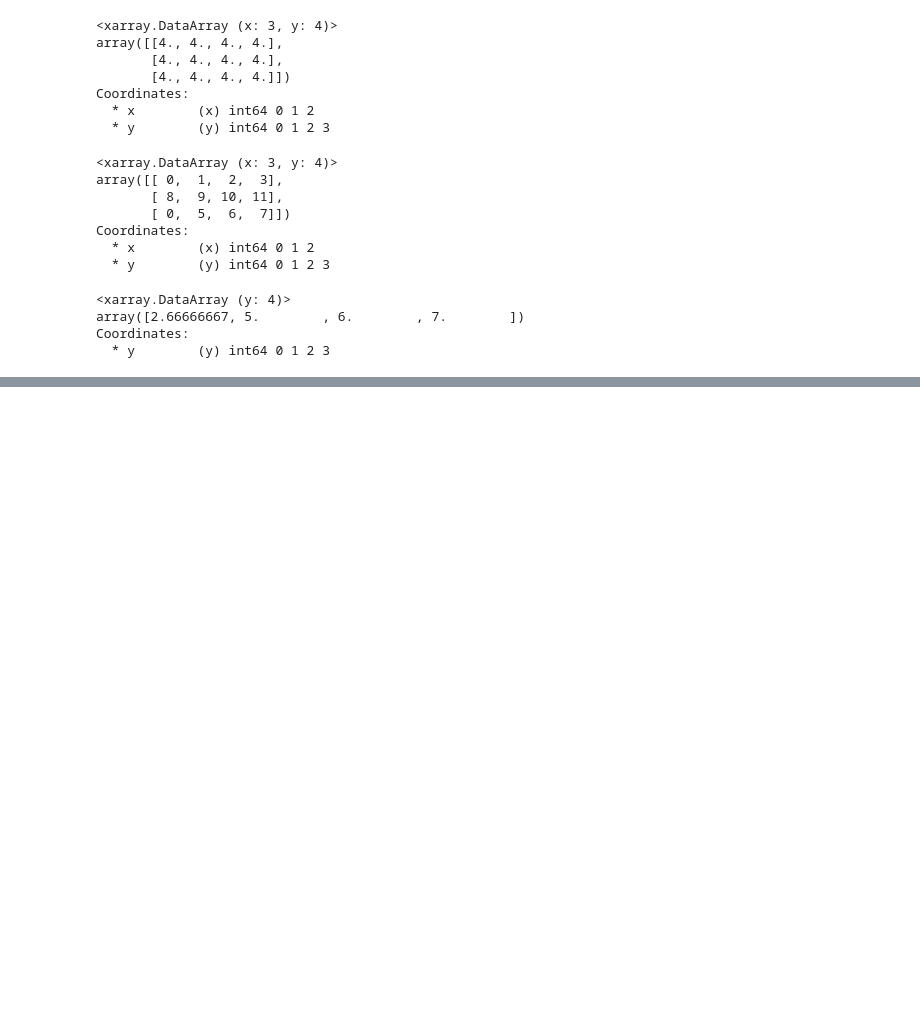
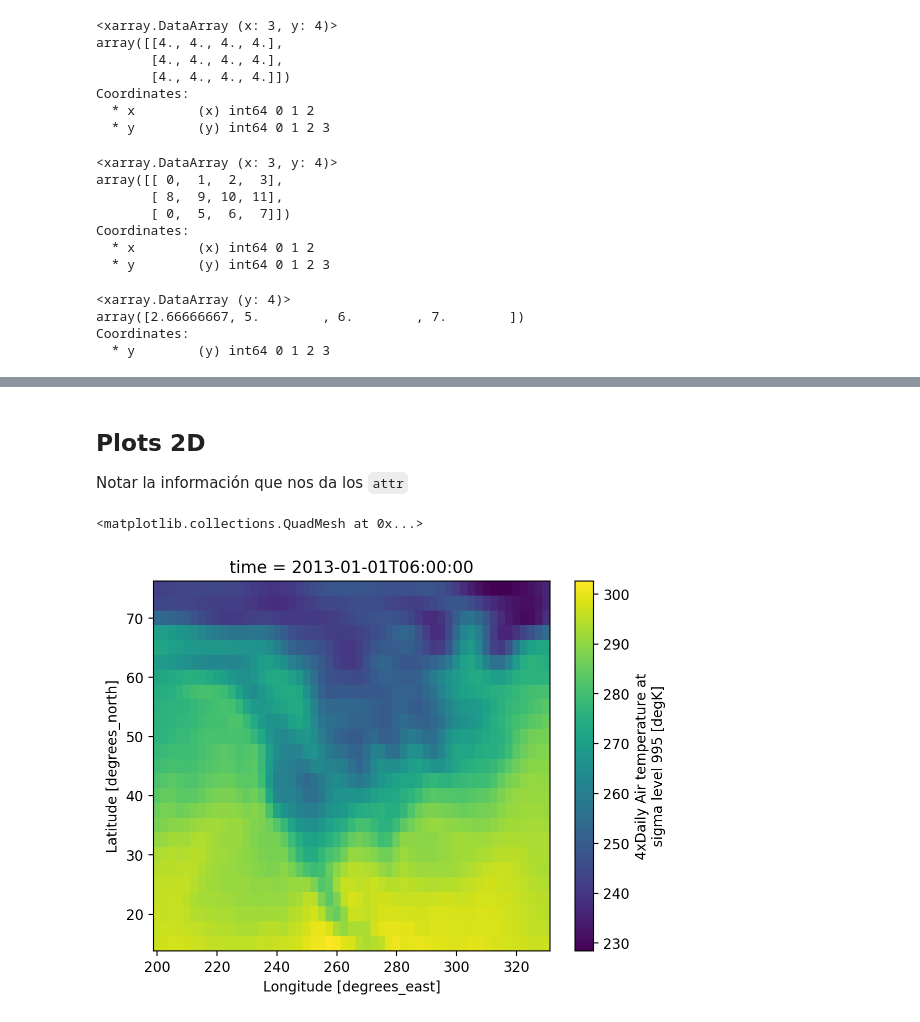
Before and after one commit to Paaprikaa/xarray, a Jupyter notebook: Xarray.ipynb, the cells around one changed output, grey strips where cells are left out. Saved outputs shown, nothing was run; the diff lists cells and outputs as text; code cells hidden in the pictures; blank space fills up the shorter version.

```diff
--- a/Xarray.ipynb
+++ b/Xarray.ipynb
@@ -353,0 +431,8 @@ Coordinates:
+# %% [markdown]
+## Plots 2D
+Notar la información que nos da los `attr`
+# %%
+atg.Tair.isel(time=1).plot()
+# %% [output]
+<matplotlib.collections.QuadMesh at 0x...>
+[figure, added]
```
Also changed, not shown: parts of 25 cells of this notebook, 1 other file.
